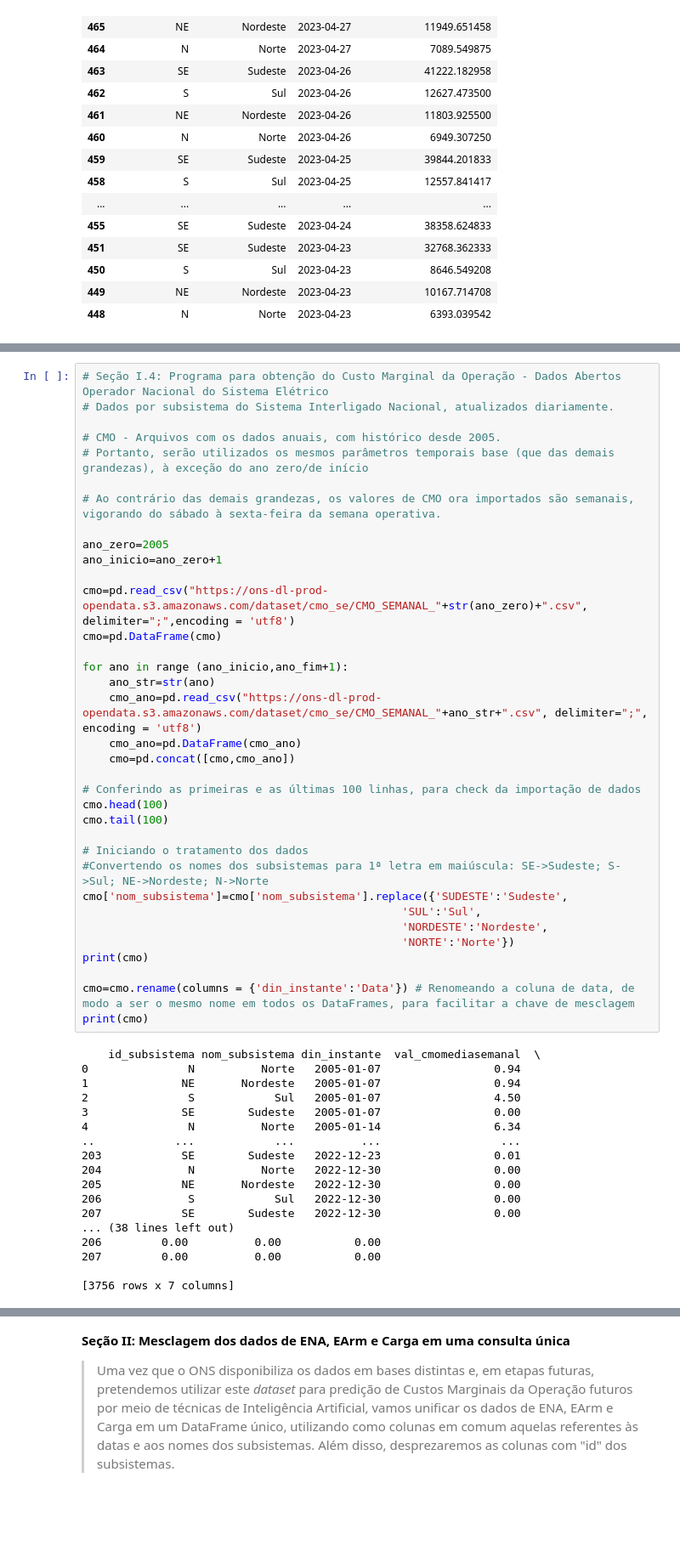
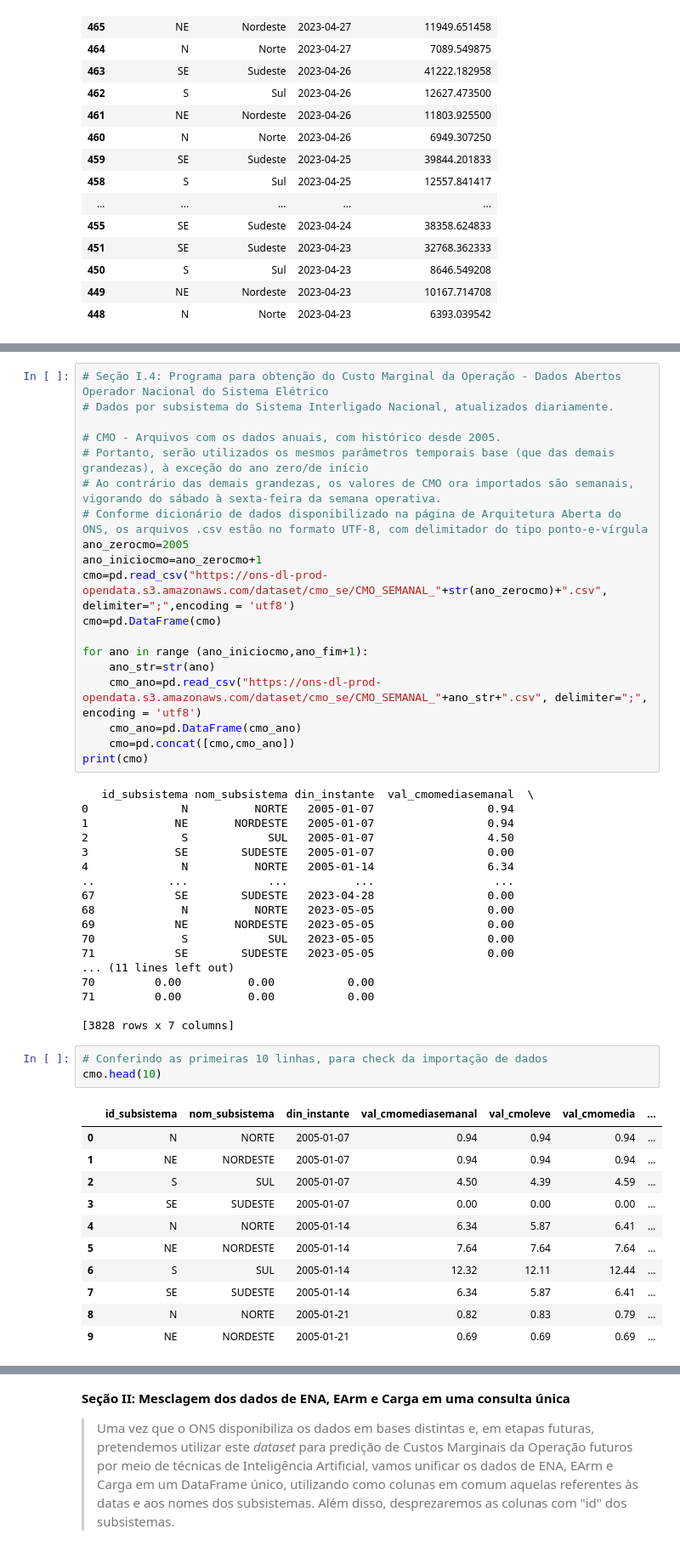
Before and after one commit to belanatal/PosPUCRio, a Jupyter notebook: MVP-SprintI.ipynb, the cells around one changed output, grey strips where cells are left out. Shown: that part at 85% size. Drawn from its saved outputs; the diff is of its cells as text; blank space fills up the shorter version.

```diff
--- a/MVP-SprintI.ipynb
+++ b/MVP-SprintI.ipynb
@@ -493,50 +493,49 @@ Considerações sobre o Custo Marginal da Operação: Até 2020, o cálculo do C
 
 # CMO - Arquivos com os dados anuais, com histórico desde 2005.
 # Portanto, serão utilizados os mesmos parâmetros temporais base (que das demais grandezas), à exceção do ano zero/de início
-
 # Ao contrário das demais grandezas, os valores de CMO ora importados são semanais, vigorando do sábado à sexta-feira da semana operativa.
-
-ano_zero=2005
-ano_inicio=ano_zero+1
-
-cmo=pd.read_csv("https://ons-dl-prod-opendata.s3.amazonaws.com/dataset/cmo_se/CMO_SEMANAL_"+str(ano_zero)+".csv", delimiter=";",encoding = 'utf8')
+# Conforme dicionário de dados disponibilizado na página de Arquitetura Aberta do ONS, os arquivos .csv estão no formato UTF-8, com delimitador do tipo ponto-e-vírgula
+ano_zerocmo=2005
+ano_iniciocmo=ano_zerocmo+1
+cmo=pd.read_csv("https://ons-dl-prod-opendata.s3.amazonaws.com/dataset/cmo_se/CMO_SEMANAL_"+str(ano_zerocmo)+".csv", delimiter=";",encoding = 'utf8')
 cmo=pd.DataFrame(cmo)
 
-for ano in range (ano_inicio,ano_fim+1):
+for ano in range (ano_iniciocmo,ano_fim+1):
     ano_str=str(ano)
     cmo_ano=pd.read_csv("https://ons-dl-prod-opendata.s3.amazonaws.com/dataset/cmo_se/CMO_SEMANAL_"+ano_str+".csv", delimiter=";", encoding = 'utf8')
     cmo_ano=pd.DataFrame(cmo_ano)
     cmo=pd.concat([cmo,cmo_ano])
-
-# Conferindo as primeiras e as últimas 100 linhas, para check da importação de dados
-cmo.head(100)
-cmo.tail(100)
-
-# Iniciando o tratamento dos dados
-#Convertendo os nomes dos subsistemas para 1ª letra em maiúscula: SE->Sudeste; S->Sul; NE->Nordeste; N->Norte
-cmo['nom_subsistema']=cmo['nom_subsistema'].replace({'SUDESTE':'Sudeste',
-                                                'SUL':'Sul',
-                                                'NORDESTE':'Nordeste',
-                                                'NORTE':'Norte'})
 print(cmo)
-
-cmo=cmo.rename(columns = {'din_instante':'Data'}) # Renomeando a coluna de data, de modo a ser o mesmo nome em todos os DataFrames, para facilitar a chave de mesclagem
-print(cmo)
 # %% [output]
-    id_subsistema nom_subsistema din_instante  val_cmomediasemanal  \
-0               N          Norte   2005-01-07                 0.94
-1              NE       Nordeste   2005-01-07                 0.94
-2               S            Sul   2005-01-07                 4.50
-3              SE        Sudeste   2005-01-07                 0.00
-4               N          Norte   2005-01-14                 6.34
-..            ...            ...          ...                  ...
-203            SE        Sudeste   2022-12-23                 0.01
-204             N          Norte   2022-12-30                 0.00
-205            NE       Nordeste   2022-12-30                 0.00
-206             S            Sul   2022-12-30                 0.00
-207            SE        Sudeste   2022-12-30                 0.00
-... (38 lines left out)
-206         0.00          0.00           0.00
-207         0.00          0.00           0.00
+   id_subsistema nom_subsistema din_instante  val_cmomediasemanal  \
+0              N          NORTE   2005-01-07                 0.94
+1             NE       NORDESTE   2005-01-07                 0.94
+2              S            SUL   2005-01-07                 4.50
+3             SE        SUDESTE   2005-01-07                 0.00
+4              N          NORTE   2005-01-14                 6.34
+..           ...            ...          ...                  ...
+67            SE        SUDESTE   2023-04-28                 0.00
+68             N          NORTE   2023-05-05                 0.00
+69            NE       NORDESTE   2023-05-05                 0.00
+70             S            SUL   2023-05-05                 0.00
+71            SE        SUDESTE   2023-05-05                 0.00
+... (11 lines left out)
+70         0.00          0.00           0.00
+71         0.00          0.00           0.00
 
-[3756 rows x 7 columns]
+[3828 rows x 7 columns]
+# %%
+# Conferindo as primeiras 10 linhas, para check da importação de dados
+cmo.head(10)
+# %% [output]
+|  | id_subsistema | nom_subsistema | din_instante | val_cmomediasemanal | val_cmoleve | val_cmomedia | ... |
+| 0 | N | NORTE | 2005-01-07 | 0.94 | 0.94 | 0.94 | ... |
+| 1 | NE | NORDESTE | 2005-01-07 | 0.94 | 0.94 | 0.94 | ... |
+| 2 | S | SUL | 2005-01-07 | 4.50 | 4.39 | 4.59 | ... |
+| 3 | SE | SUDESTE | 2005-01-07 | 0.00 | 0.00 | 0.00 | ... |
+| 4 | N | NORTE | 2005-01-14 | 6.34 | 5.87 | 6.41 | ... |
+| 5 | NE | NORDESTE | 2005-01-14 | 7.64 | 7.64 | 7.64 | ... |
+| 6 | S | SUL | 2005-01-14 | 12.32 | 12.11 | 12.44 | ... |
+| 7 | SE | SUDESTE | 2005-01-14 | 6.34 | 5.87 | 6.41 | ... |
+| 8 | N | NORTE | 2005-01-21 | 0.82 | 0.83 | 0.79 | ... |
+| 9 | NE | NORDESTE | 2005-01-21 | 0.69 | 0.69 | 0.69 | ... |
```
Also changed, not shown: parts of 6 cells of this notebook.
